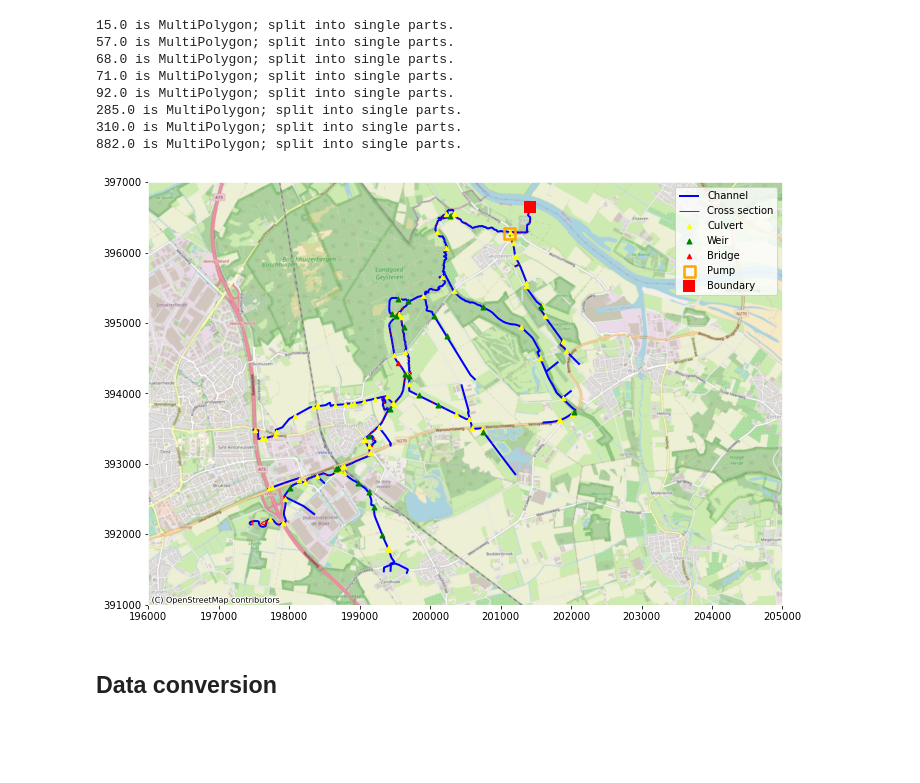
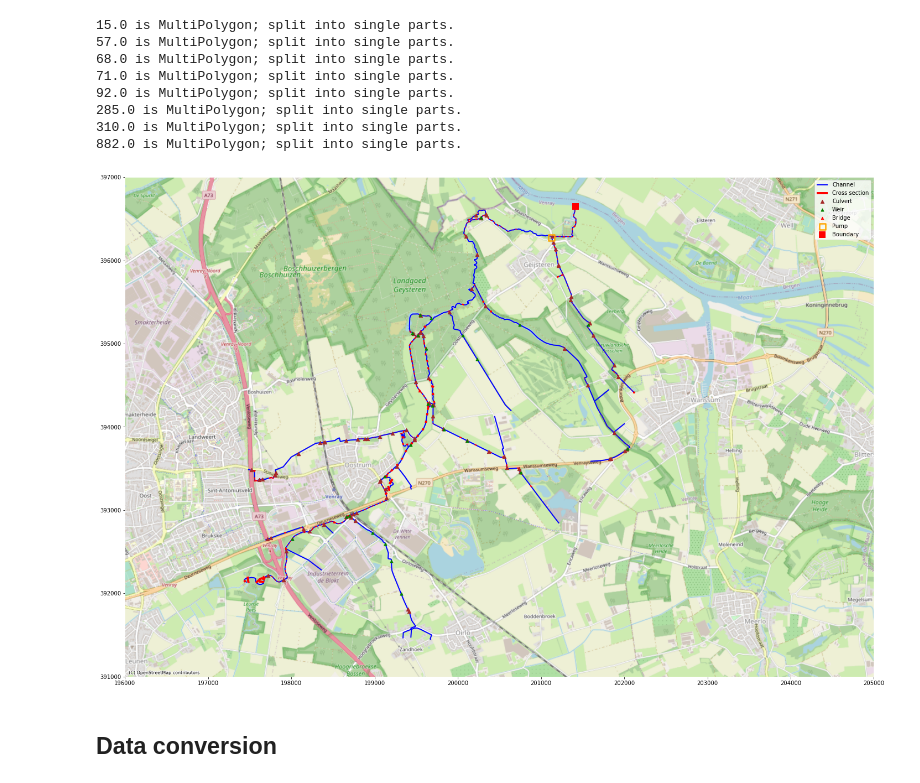
Before and after one commit to Deltares/HYDROLIB, a Jupyter notebook: hydrolib/notebooks/Hydrolib-D-Dydamo_usage_introduction.ipynb, the cells around one changed output. Drawn from its saved outputs; the diff is of its cells as text; code cells hidden in the pictures; blank space fills up the shorter version.

```diff
--- a/hydrolib/notebooks/Hydrolib-D-Dydamo_usage_introduction.ipynb
+++ b/hydrolib/notebooks/Hydrolib-D-Dydamo_usage_introduction.ipynb
@@ -105,6 +105,7 @@ hydamo.profile.read_gpkg_layer(
     groupby_column="profiellijnid",
     order_column="codevolgnummer",
     id_col="code",
+    index_col="code"
 )
 hydamo.profile_roughness.read_gpkg_layer(gpkg_file, layer_name="RuwheidProfiel")
 hydamo.profile.snap_to_branch(hydamo.branches, snap_method="intersecting")
@@ -118,9 +119,10 @@ hydamo.culverts.read_gpkg_layer(gpkg_file, layer_name="DuikerSifonHevel", index_
 hydamo.culverts.snap_to_branch(hydamo.branches, snap_method="ends", maxdist=5)
 hydamo.culverts.dropna(axis=0, inplace=True, subset=["branch_offset"])
 
-hydamo.weirs.read_gpkg_layer(gpkg_file, layer_name="Stuw")
+hydamo.weirs.read_gpkg_layer(gpkg_file, layer_name="Stuw", index_col="code")
 hydamo.weirs.snap_to_branch(hydamo.branches, snap_method="overal", maxdist=10)
 hydamo.weirs.dropna(axis=0, inplace=True, subset=["branch_offset"])
+hydamo.weirs.geometry= hydamo.weirs.geometry
 hydamo.opening.read_gpkg_layer(gpkg_file, layer_name="Kunstwerkopening")
 hydamo.management_device.read_gpkg_layer(gpkg_file, layer_name="Regelmiddel")
 
@@ -133,12 +135,15 @@ for i in idx:
 
 hydamo.pumpstations.read_gpkg_layer(gpkg_file, layer_name="Gemaal", index_col="code")
 hydamo.pumpstations.snap_to_branch(hydamo.branches, snap_method="overal", maxdist=10)
+hydamo.pumpstations.dropna(axis=0, inplace=True, subset=["branch_offset"])
+hydamo.pumpstations.geometry = hydamo.pumpstations.geometry
 hydamo.pumps.read_gpkg_layer(gpkg_file, layer_name="Pomp", index_col="code")
 hydamo.management.read_gpkg_layer(gpkg_file, layer_name="Sturing", index_col="code")
 
 hydamo.bridges.read_gpkg_layer(gpkg_file, layer_name="Brug", index_col="code")
 hydamo.bridges.snap_to_branch(hydamo.branches, snap_method="overal", maxdist=1100)
 hydamo.bridges.dropna(axis=0, inplace=True, subset=["branch_offset"])
+hydamo.bridges.geometry= hydamo.bridges.geometry
 # read boundaries
 hydamo.boundary_conditions.read_gpkg_layer(
     gpkg_file, layer_name="hydrologischerandvoorwaarde", index_col="code"
@@ -166,38 +171,39 @@ hydamo.laterals.snap_to_branch(hydamo.branches, snap_method="overal", maxdist=50
 # %%
 # plot the model objects
 plt.rcParams["axes.edgecolor"] = "w"
 
-fig, ax = plt.subplots(figsize=(10, 10))
+fig, ax = plt.subplots(figsize=(20,20 ))
 
 ax.set_xlim(196000, 205000)
 ax.set_ylim(391000, 397000)
 
 hydamo.branches.geometry.plot(ax=ax, label="Channel", linewidth=2, color="blue")
-hydamo.profile.geometry.plot(ax=ax, color="red", label="Cross section", linewidth=1)
+hydamo.profile.geometry.plot(ax=ax, color="red", label="Cross section", linewidth=4)
 hydamo.culverts.geometry.centroid.plot(
-    ax=ax, color="yellow", label="Culvert", markersize=20, zorder=10, marker="^"
+    ax=ax, color="brown", label="Culvert", markersize=40, zorder=10, marker="^"
 )
-hydamo.weirs.geometry.centroid.plot(ax=ax, color="green", label="Weir", markersize=25, zorder=10, marker="^")
+hydamo.weirs.geometry.plot(ax=ax, color="green", label="Weir", markersize=25, zorder=10, marker="^")
+
 hydamo.bridges.geometry.plot(ax=ax, color="red", label="Bridge", markersize=20, zorder=10, marker="^")
 hydamo.pumpstations.geometry.plot(
     ax=ax,
     color="orange",
     label="Pump",
     marker="s",
     markersize=125,
     zorder=10,
     facecolor="none",
     linewidth=2.5,
 )
 hydamo.boundary_conditions.geometry.plot(
     ax=ax, color="red", label="Boundary", marker="s", markersize=125, zorder=10, facecolor="red", linewidth=0
 )
 ax.legend()
 
 cx.add_basemap(ax, crs=28992, source=cx.providers.OpenStreetMap.Mapnik)
 fig.tight_layout()
 # %% [output]
-[figure, old version]
+[figure, new version]
 # %% [markdown]
 ## Data conversion
 # %% [markdown]
```
Also changed, not shown: parts of 28 cells of this notebook, 12 other files.
